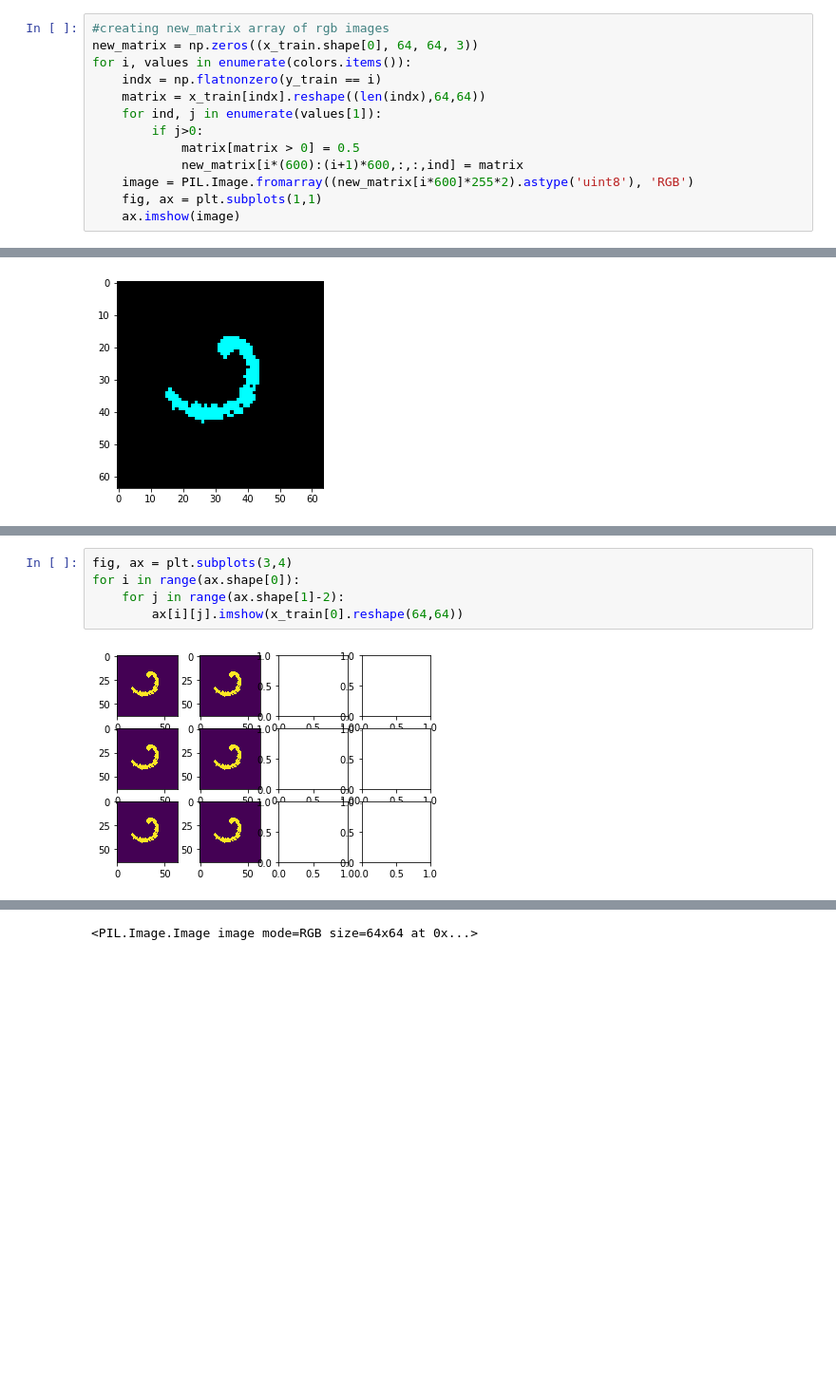
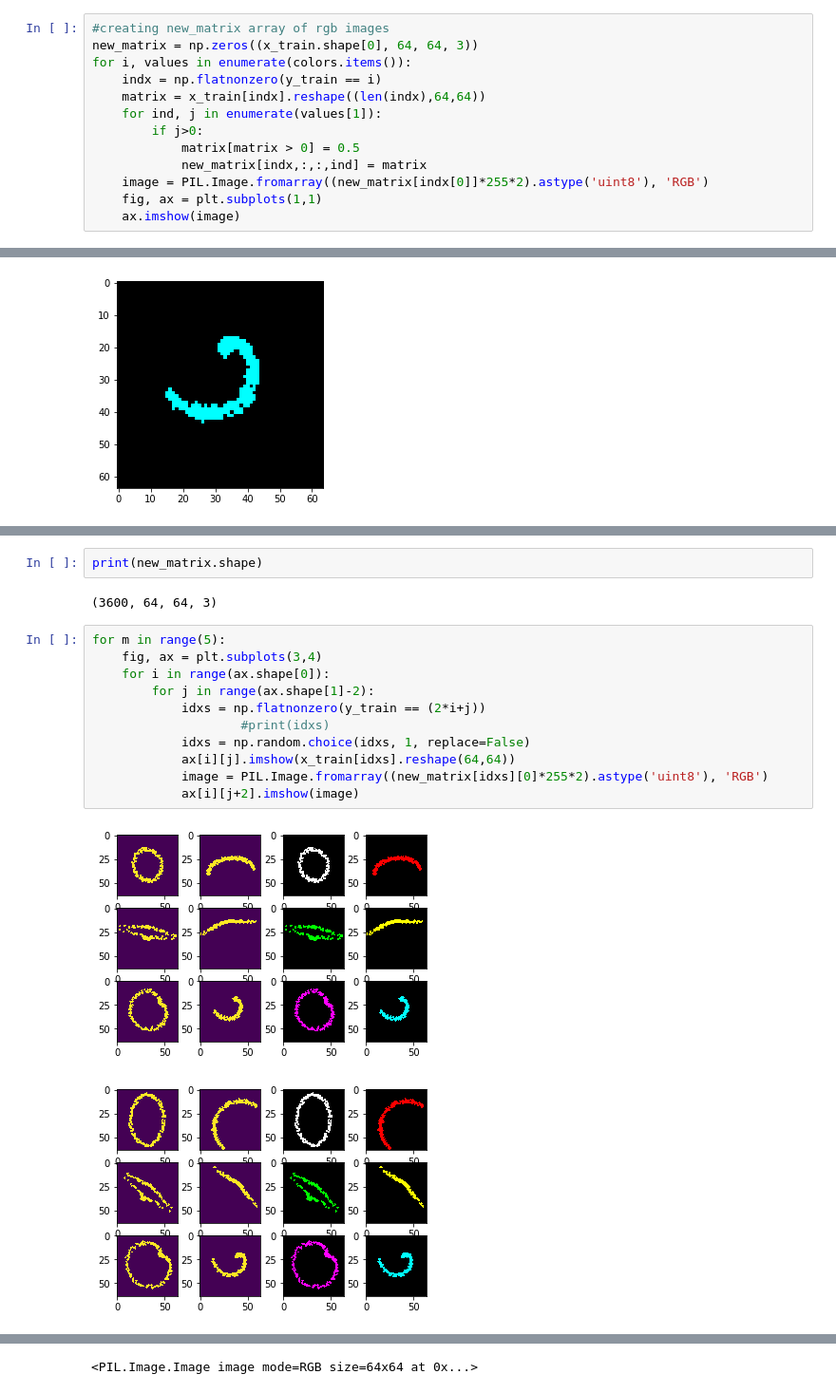
Before and after one commit to Lamantin12/ComputerGraphics, a Jupyter notebook: AutoGeneration(lab5).ipynb, the cells around one changed output, grey strips where cells are left out. Shown at 95% size. Drawn from its saved outputs; the diff is of its cells as text; blank space fills up the shorter version.

```diff
--- a/AutoGeneration(lab5).ipynb
+++ b/AutoGeneration(lab5).ipynb
@@ -168,8 +168,8 @@ for i, values in enumerate(colors.items()):
     for ind, j in enumerate(values[1]):
         if j>0:
             matrix[matrix > 0] = 0.5
-            new_matrix[i*(600):(i+1)*600,:,:,ind] = matrix
-    image = PIL.Image.fromarray((new_matrix[i*600]*255*2).astype('uint8'), 'RGB')
+            new_matrix[indx,:,:,ind] = matrix
+    image = PIL.Image.fromarray((new_matrix[indx[0]]*255*2).astype('uint8'), 'RGB')
     fig, ax = plt.subplots(1,1)
     ax.imshow(image)
 # %% [output]
@@ -224,10 +224,21 @@ Total params: 173,379,200
 Trainable params: 173,379,200
 Non-trainable params: 0
 _________________________________________________________________
+# %%
+print(new_matrix.shape)
+# %% [output]
+(3600, 64, 64, 3)
 # %%
-fig, ax = plt.subplots(3,4)
-for i in range(ax.shape[0]):
-    for j in range(ax.shape[1]-2):
-        ax[i][j].imshow(x_train[0].reshape(64,64))
+for m in range(5):
+    fig, ax = plt.subplots(3,4)
+    for i in range(ax.shape[0]):
+        for j in range(ax.shape[1]-2):
+            idxs = np.flatnonzero(y_train == (2*i+j))
+                    #print(idxs)
+            idxs = np.random.choice(idxs, 1, replace=False)
+            ax[i][j].imshow(x_train[idxs].reshape(64,64))
+            image = PIL.Image.fromarray((new_matrix[idxs][0]*255*2).astype('uint8'), 'RGB')
+            ax[i][j+2].imshow(image)
 # %% [output]
-[figure, old version]
+[figure, new version]
+[figure, added]
```
Also changed, not shown: parts of 10 cells of this notebook, 1 other file.
